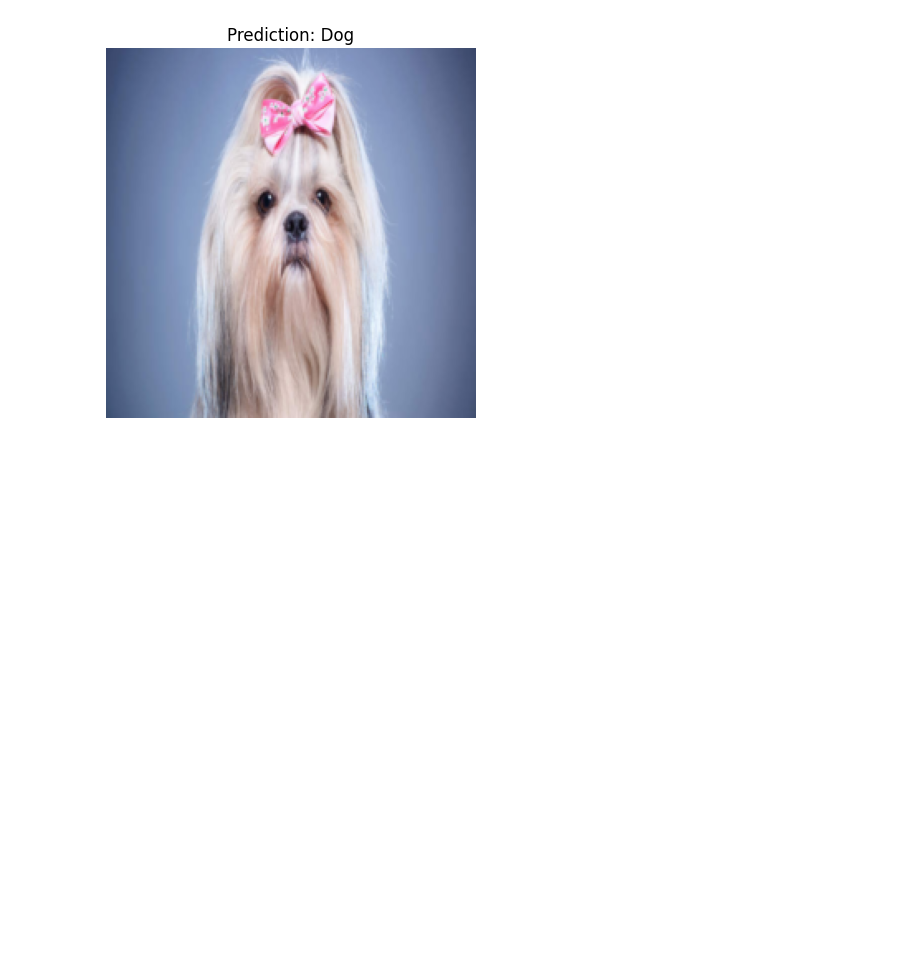
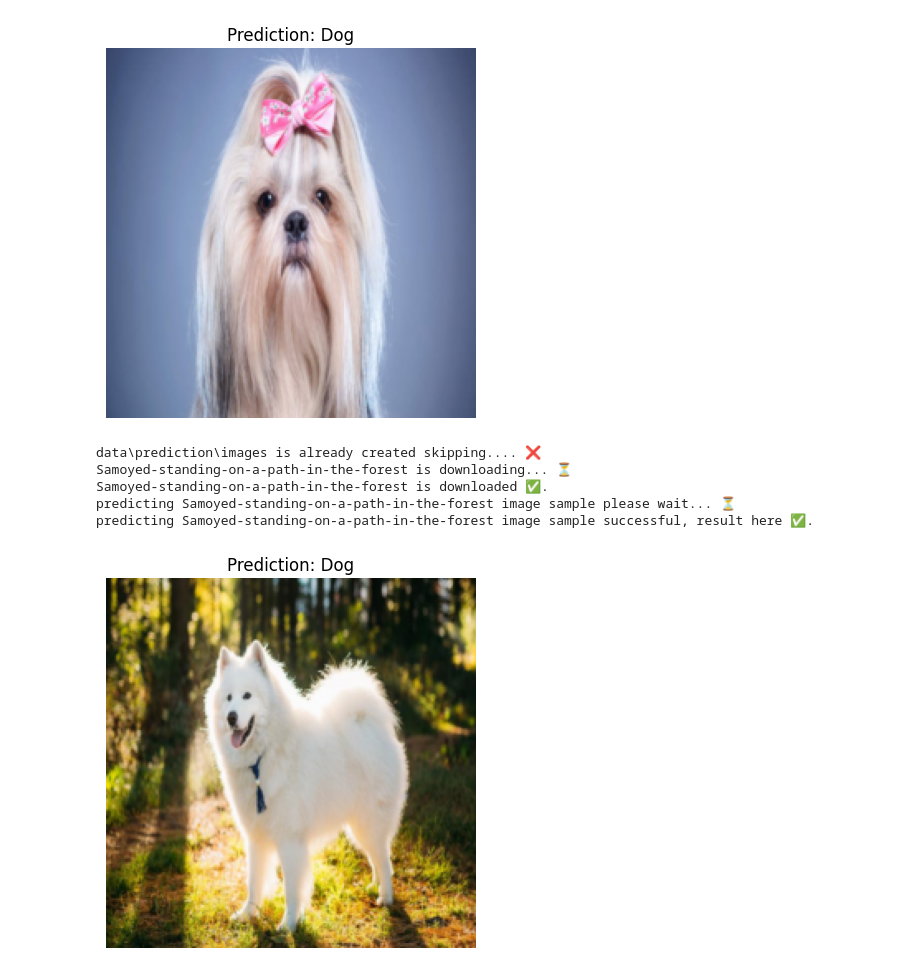
Before and after one commit to samirul/cat-and-dog-classification-using-pytorch, a Jupyter notebook: loading_testing_cat_and_dog_classification_model_using_pytorch.ipynb, the cells around one changed output. Drawn from its saved outputs; the diff is of its cells as text; code cells hidden in the pictures; blank space fills up the shorter version.

```diff
--- a/loading_testing_cat_and_dog_classification_model_using_pytorch.ipynb
+++ b/loading_testing_cat_and_dog_classification_model_using_pytorch.ipynb
@@ -566,7 +566,14 @@ predicting shih-tzu-portrait image sample successful, result here ✅.
 # %%
 predict_image(model = loaded_model_3,
                  class_names = ['Cat', 'Dog'],
                  device = device,
-                 url = "https://spotpet.com/_next/image?url=https%3A%2F%2Fimages.ctfassets.net%2Fm5ehn3s5t7ec%2Fwp-image-198403%2F518ebb2ac39cce76f79fc6da46ad545d%2FTop-5-Fluffy-Dog-Breeds.jpg&w=3840&q=75",
+                 url = "https://s3.amazonaws.com/cdn-origin-etr.akc.org/wp-content/uploads/2016/10/24162539/Samoyed-standing-on-a-path-in-the-forest.jpg",
                  image_title = None,
                  transform = data_transform)
+# %% [output]
+data\prediction\images is already created skipping.... ❌
+Samoyed-standing-on-a-path-in-the-forest is downloading... ⏳
+Samoyed-standing-on-a-path-in-the-forest is downloaded ✅.
+predicting Samoyed-standing-on-a-path-in-the-forest image sample please wait... ⏳
+predicting Samoyed-standing-on-a-path-in-the-forest image sample successful, result here ✅.
+[figure, added]
```
Also changed, not shown: parts of 2 cells of this notebook.
